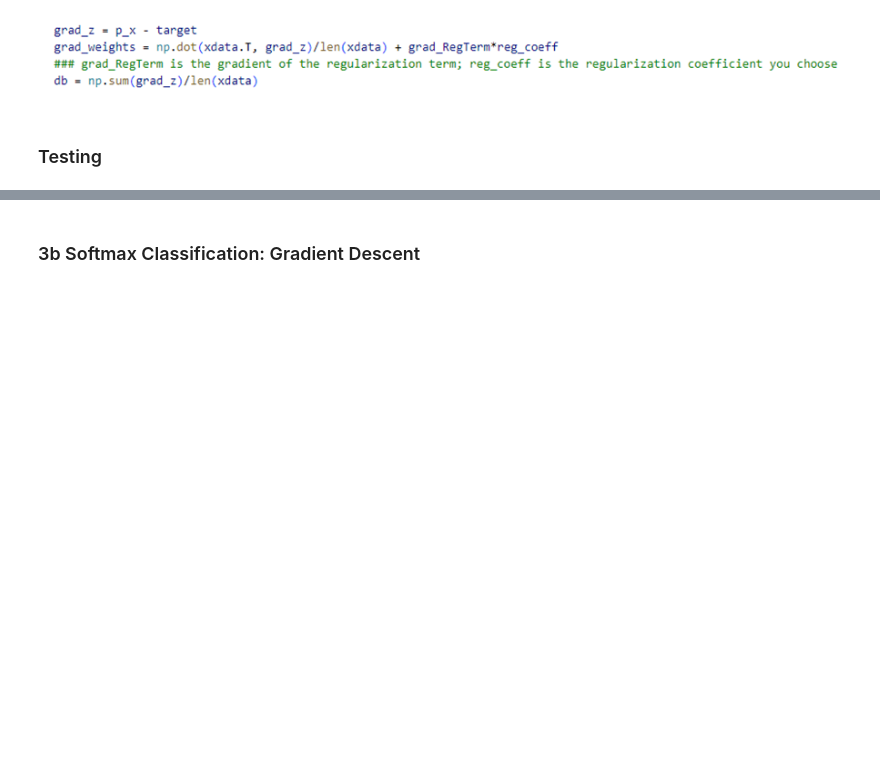
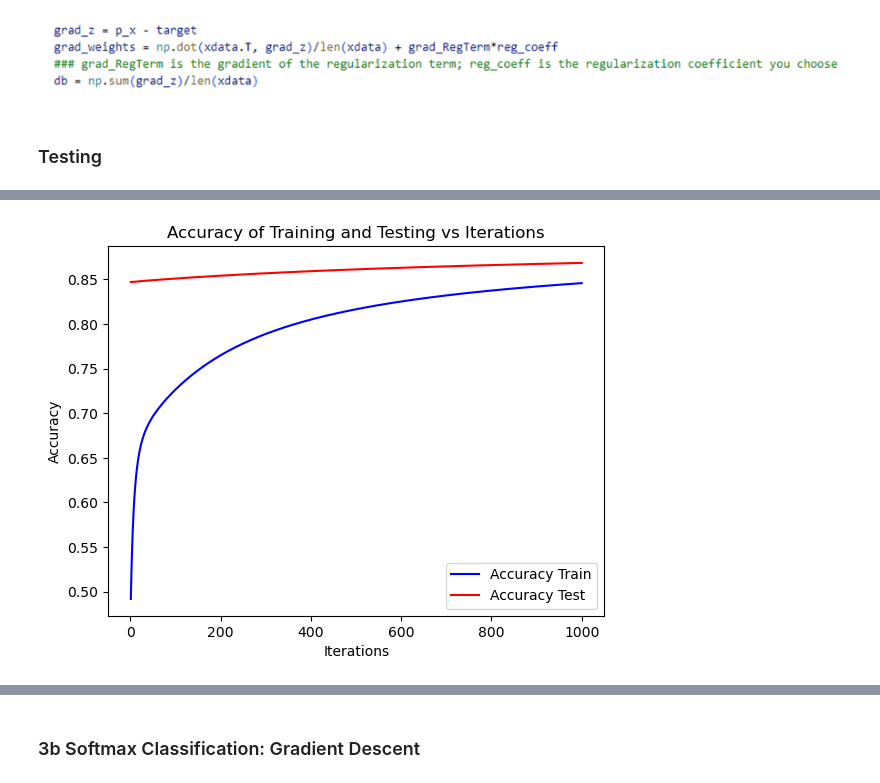
Before and after one commit to aryanbarik/EE-541-Deep-Learning, a Jupyter notebook: hw3/hwp3.ipynb, the cells around one changed output, grey strips where cells are left out. Cells and saved outputs as stored; diff of their text form; code cells hidden in the pictures; blank space fills up the shorter version.

```diff
--- a/hw3/hwp3.ipynb
+++ b/hw3/hwp3.ipynb
@@ -135,0 +216,23 @@ def recursive_regressor(w, w_0, x, target, reg_type, reg_coeff, learning_rate, i
+# %%
+x = [i for i in range(1,1001)]
+
+y1 = 1 - np.array(log_loss_train)
+y2 = 1 - np.array(log_loss_test)
+
+plt.plot(x, y1, label='Accuracy Train', color='blue')
+
+# Create the second line plot
+plt.plot(x, y2, label='Accuracy Test', color='red')
+
+plt.xlabel('Iterations')
+plt.ylabel('Accuracy')
+
+plt.legend()
+
+# Add a title to the plot
+plt.title('Accuracy of Training and Testing vs Iterations')
+
+# Show the plot
+plt.show()
+# %% [output]
+[figure, added]
```
Also changed, not shown: parts of 29 cells of this notebook, 4 other files.
